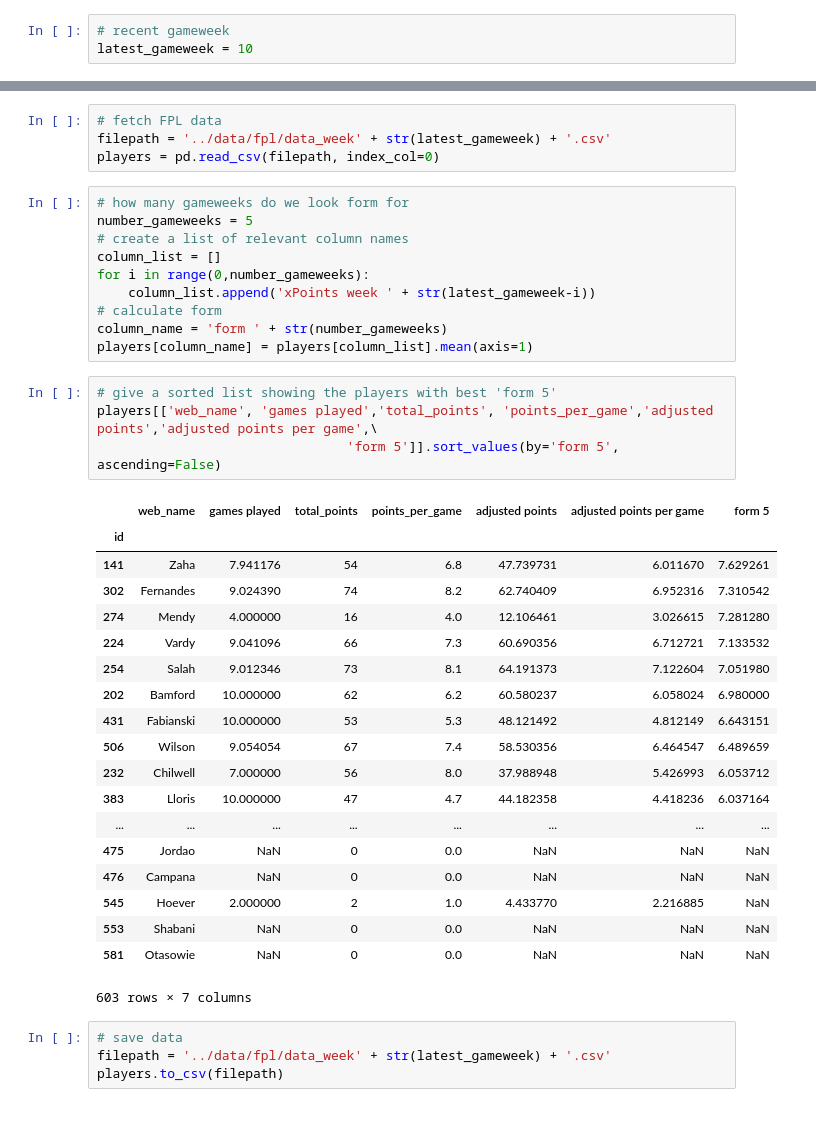
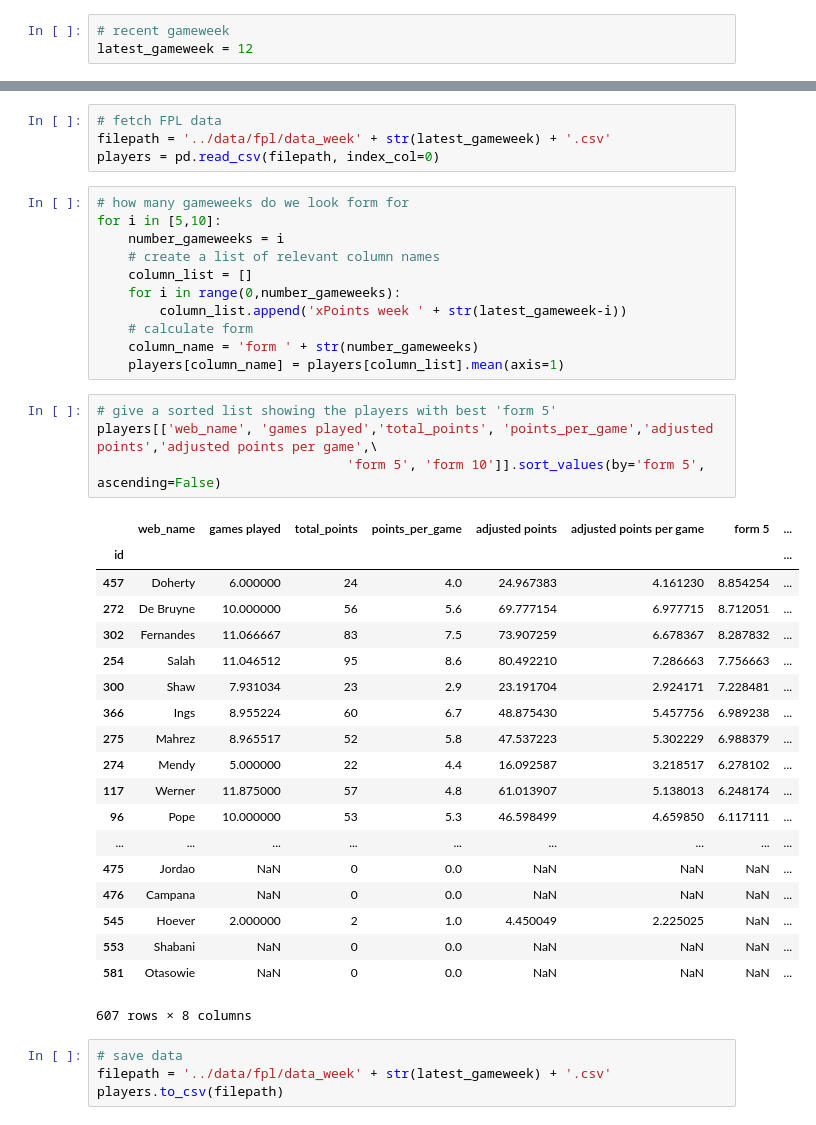
Before and after one commit to jaksticks/Fantasy-Premier-League, a Jupyter notebook: notebooks/player_form.ipynb, the cells around one changed output, grey strips where cells are left out. Drawn from its saved outputs; the diff is of its cells as text.

Commit message:
update week 12 + edit readme

```diff
--- a/notebooks/player_form.ipynb
+++ b/notebooks/player_form.ipynb
@@ -1,6 +1,6 @@
 # %%
 # recent gameweek
-latest_gameweek = 10
+latest_gameweek = 12
 # %%
 import pandas as pd
 import numpy as np
@@ -13,38 +13,39 @@ filepath = '../data/fpl/data_week' + str(latest_gameweek) + '.csv'
 players = pd.read_csv(filepath, index_col=0)
 # %%
 # how many gameweeks do we look form for
-number_gameweeks = 5
-# create a list of relevant column names
-column_list = []
-for i in range(0,number_gameweeks):
-    column_list.append('xPoints week ' + str(latest_gameweek-i))
-# calculate form
-column_name = 'form ' + str(number_gameweeks)
-players[column_name] = players[column_list].mean(axis=1)
+for i in [5,10]:
+    number_gameweeks = i
+    # create a list of relevant column names
+    column_list = []
+    for i in range(0,number_gameweeks):
+        column_list.append('xPoints week ' + str(latest_gameweek-i))
+    # calculate form
+    column_name = 'form ' + str(number_gameweeks)
+    players[column_name] = players[column_list].mean(axis=1)
 # %%
 # give a sorted list showing the players with best 'form 5'
 players[['web_name', 'games played','total_points', 'points_per_game','adjusted points','adjusted points per game',\
-                                'form 5']].sort_values(by='form 5', ascending=False)
+                                'form 5', 'form 10']].sort_values(by='form 5', ascending=False)
 # %% [output]
-|  | web_name | games played | total_points | points_per_game | adjusted points | adjusted points per game | form 5 |
-| id |  |  |  |  |  |  |  |
-| 141 | Zaha | 7.941176 | 54 | 6.8 | 47.739731 | 6.011670 | 7.629261 |
-| 302 | Fernandes | 9.024390 | 74 | 8.2 | 62.740409 | 6.952316 | 7.310542 |
-| 274 | Mendy | 4.000000 | 16 | 4.0 | 12.106461 | 3.026615 | 7.281280 |
-| 224 | Vardy | 9.041096 | 66 | 7.3 | 60.690356 | 6.712721 | 7.133532 |
-| 254 | Salah | 9.012346 | 73 | 8.1 | 64.191373 | 7.122604 | 7.051980 |
-| 202 | Bamford | 10.000000 | 62 | 6.2 | 60.580237 | 6.058024 | 6.980000 |
-| 431 | Fabianski | 10.000000 | 53 | 5.3 | 48.121492 | 4.812149 | 6.643151 |
-| 506 | Wilson | 9.054054 | 67 | 7.4 | 58.530356 | 6.464547 | 6.489659 |
-| 232 | Chilwell | 7.000000 | 56 | 8.0 | 37.988948 | 5.426993 | 6.053712 |
-| 383 | Lloris | 10.000000 | 47 | 4.7 | 44.182358 | 4.418236 | 6.037164 |
-| ... | ... | ... | ... | ... | ... | ... | ... |
-| 475 | Jordao | NaN | 0 | 0.0 | NaN | NaN | NaN |
-| 476 | Campana | NaN | 0 | 0.0 | NaN | NaN | NaN |
-| 545 | Hoever | 2.000000 | 2 | 1.0 | 4.433770 | 2.216885 | NaN |
-| 553 | Shabani | NaN | 0 | 0.0 | NaN | NaN | NaN |
-| 581 | Otasowie | NaN | 0 | 0.0 | NaN | NaN | NaN |
+|  | web_name | games played | total_points | points_per_game | adjusted points | adjusted points per game | form 5 | ... |
+| id |  |  |  |  |  |  |  | ... |
+| 457 | Doherty | 6.000000 | 24 | 4.0 | 24.967383 | 4.161230 | 8.854254 | ... |
+| 272 | De Bruyne | 10.000000 | 56 | 5.6 | 69.777154 | 6.977715 | 8.712051 | ... |
+| 302 | Fernandes | 11.066667 | 83 | 7.5 | 73.907259 | 6.678367 | 8.287832 | ... |
+| 254 | Salah | 11.046512 | 95 | 8.6 | 80.492210 | 7.286663 | 7.756663 | ... |
+| 300 | Shaw | 7.931034 | 23 | 2.9 | 23.191704 | 2.924171 | 7.228481 | ... |
+| 366 | Ings | 8.955224 | 60 | 6.7 | 48.875430 | 5.457756 | 6.989238 | ... |
+| 275 | Mahrez | 8.965517 | 52 | 5.8 | 47.537223 | 5.302229 | 6.988379 | ... |
+| 274 | Mendy | 5.000000 | 22 | 4.4 | 16.092587 | 3.218517 | 6.278102 | ... |
+| 117 | Werner | 11.875000 | 57 | 4.8 | 61.013907 | 5.138013 | 6.248174 | ... |
+| 96 | Pope | 10.000000 | 53 | 5.3 | 46.598499 | 4.659850 | 6.117111 | ... |
+| ... | ... | ... | ... | ... | ... | ... | ... | ... |
+| 475 | Jordao | NaN | 0 | 0.0 | NaN | NaN | NaN | ... |
+| 476 | Campana | NaN | 0 | 0.0 | NaN | NaN | NaN | ... |
+| 545 | Hoever | 2.000000 | 2 | 1.0 | 4.450049 | 2.225025 | NaN | ... |
+| 553 | Shabani | NaN | 0 | 0.0 | NaN | NaN | NaN | ... |
+| 581 | Otasowie | NaN | 0 | 0.0 | NaN | NaN | NaN | ... |
-603 rows × 7 columns
+607 rows × 8 columns
 # %%
 # save data
 filepath = '../data/fpl/data_week' + str(latest_gameweek) + '.csv'
```
Also changed, not shown: 11 other files.
